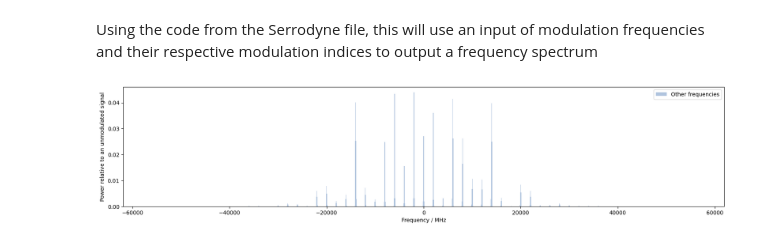
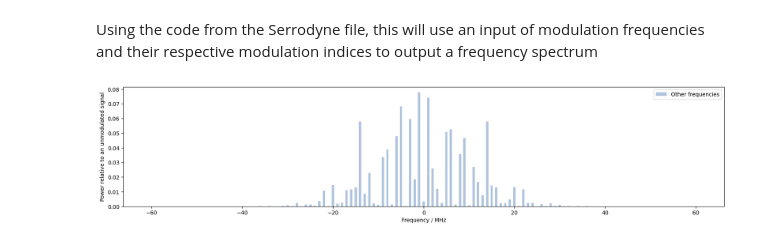
Before and after one commit to 0llieHale11/Finding-Modulation-Indices, a Jupyter notebook: PlottingFrequencySpectrums.ipynb, the cells around one changed output. Saved outputs shown, nothing was run; the diff lists cells and outputs as text; code cells hidden in the pictures.

```diff
--- a/PlottingFrequencySpectrums.ipynb
+++ b/PlottingFrequencySpectrums.ipynb
@@ -6,7 +6,7 @@ from scipy import special
 # %% [markdown]
 Using the code from the Serrodyne file, this will use an input of modulation frequencies and their respective modulation indices to output a frequency spectrum
 # %%
-W = [8000,6000,60]      #frequencies we modulate at
+W = [8,6,1]      #frequencies we modulate at
 Indices = [1.411,1.6,1.253]   #modulation indices
 
 Order = 4     #Considering up to this order
@@ -58,12 +58,12 @@ for f in range(0,np.size(Frequencies)):
 # %%
 #plot the power spectrum
 plt.figure(figsize=(20,4))
-plt.bar(Frequencies, Powers,width=100, color='lightsteelblue', label = 'Other frequencies')
+plt.bar(Frequencies, Powers,width=0.5, color='lightsteelblue', label = 'Other frequencies')
 
 plt.legend()
 plt.xlabel('Frequency / MHz')
 plt.ylabel('Power relative to an unmodulated signal')
 plt.title('')
 plt.show()
 # %% [output]
-[figure, old version]
+[figure, new version]
```
Also changed, not shown: 3 other files.
